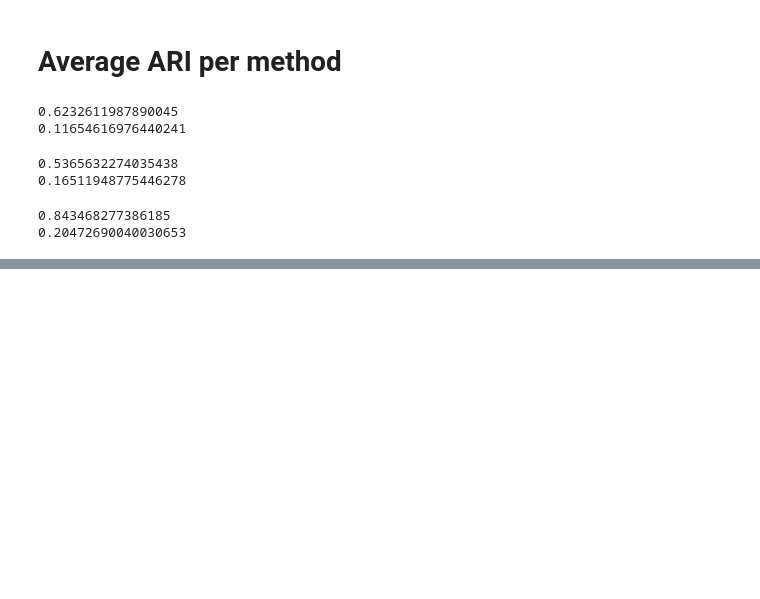
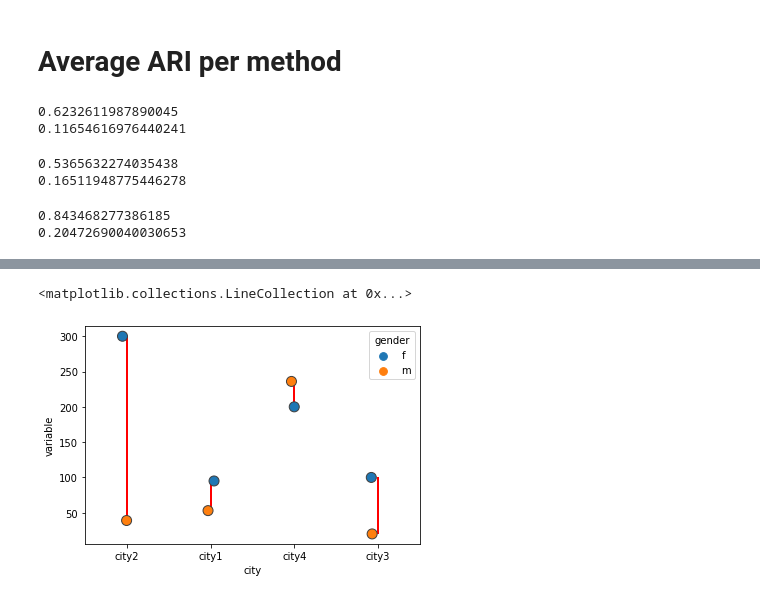
Before and after one commit to PerifanosPrometheus/GiorgioDiSalvo, a Jupyter notebook: Table1_spherical.ipynb, the cells around one changed output, grey strips where cells are left out. Drawn from its saved outputs; the diff is of its cells as text; code cells hidden in the pictures; blank space fills up the shorter version.

```diff
--- a/Table1_spherical.ipynb
+++ b/Table1_spherical.ipynb
@@ -457,0 +548,31 @@ on full configurables, see '--help-all'.
+# %%
+import numpy as np
+import matplotlib.pyplot as plt
+from matplotlib import collections  as mc
+import pandas as pd
+import seaborn as sns
+
+
+df = [["city2", "f", 300],
+      ["city2", "m", 39],
+      ["city1", "f", 95],
+      ["city1", "m", 53],
+      ["city4", "f", 200],
+      ["city3", "f", 100],
+      ["city4", "m", 236],
+      ["city3", "m", 20],]
+
+
+df = pd.DataFrame(df, columns = ["city", "gender", "variable"])
+
+
+ax = sns.stripplot(data=df,x='city',hue='gender',y='variable', size=10, linewidth=1)
+
+lines = ([[x, n] for n in group] for x, (_, group) in enumerate(df.groupby(['city'], sort = False)['variable']))
+lc = mc.LineCollection(lines, colors='red', linewidths=2)
+ax.add_collection(lc)
+
+lc
+# %% [output]
+<matplotlib.collections.LineCollection at 0x...>
+[figure, added]
```
Also changed, not shown: parts of 26 cells of this notebook.
